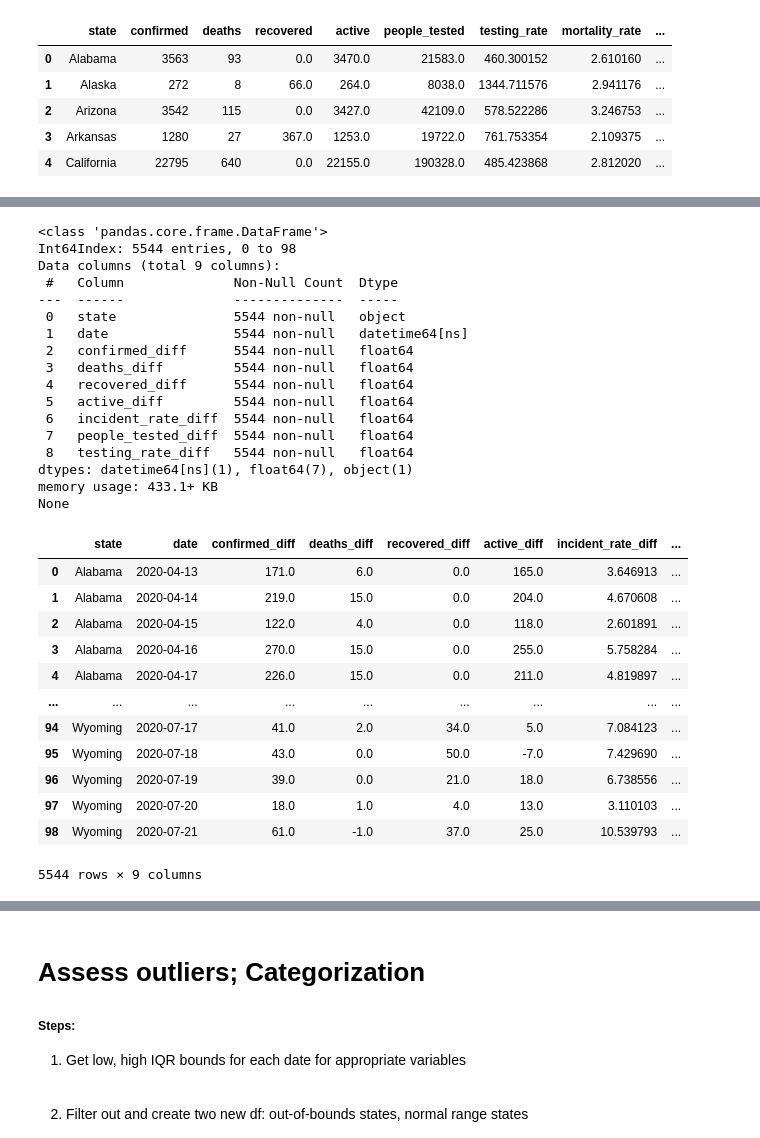
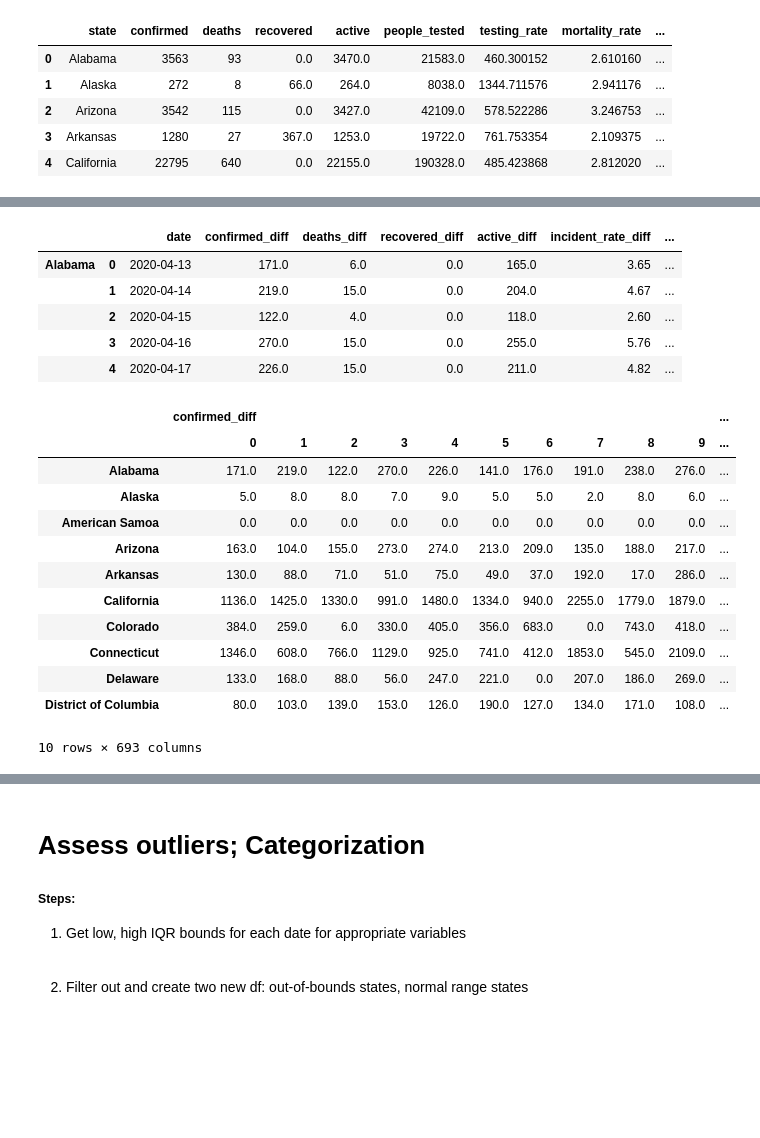
Before and after one commit to jungsNN/covid19-forecast, a Jupyter notebook: rough_draft3.ipynb, the cells around one changed output, grey strips where cells are left out. Cells and saved outputs as stored; diff of their text form; code cells hidden in the pictures; blank space fills up the shorter version.

Commit message:
state by state filtering process based on daily distribution

```diff
--- a/rough_draft3.ipynb
+++ b/rough_draft3.ipynb
@@ -431,9 +431,9 @@ for state, dfs in clean_df.groupby('state'):
                       'people_tested','testing_rate']].set_index('date')
     for cols in dfs_.columns:
         #col_name = str(cols)
-        dfs_[str(cols)+"_diff"] = dfs_[cols].diff()
+        dfs_[str(cols)+"_diff"] = round(dfs_[cols].diff(), 2)
 
     if state not in dailydff.keys():
         dailydff[state] = dfs_[[col for col in dfs_ if "_diff" in str(col)]].dropna(how='all',
                                                                                     axis=0).reset_index()
-dailydff
+#dailydff
@@ -458,38 +440,30 @@ dailydff
 # %%
 # concatenate dictionary dfs and prep to aggregate
 bystate_daily = pd.concat(dailydff, axis=0)
-bystate_daily.reset_index(level=0, inplace=True)
-bystate_daily.rename(columns={'level_0':'state'}, inplace=True)
-print(bystate_daily.info())
-bystate_daily
+bystate_daily.head()
 # %% [output]
-<class 'pandas.core.frame.DataFrame'>
-Int64Index: 5544 entries, 0 to 98
-Data columns (total 9 columns):
- #   Column              Non-Null Count  Dtype
----  ------              --------------  -----
- 0   state               5544 non-null   object
- 1   date                5544 non-null   datetime64[ns]
- 2   confirmed_diff      5544 non-null   float64
- 3   deaths_diff         5544 non-null   float64
- 4   recovered_diff      5544 non-null   float64
- 5   active_diff         5544 non-null   float64
- 6   incident_rate_diff  5544 non-null   float64
- 7   people_tested_diff  5544 non-null   float64
- 8   testing_rate_diff   5544 non-null   float64
-dtypes: datetime64[ns](1), float64(7), object(1)
-memory usage: 433.1+ KB
-None
-|  | state | date | confirmed_diff | deaths_diff | recovered_diff | active_diff | incident_rate_diff | ... |
-| 0 | Alabama | 2020-04-13 | 171.0 | 6.0 | 0.0 | 165.0 | 3.646913 | ... |
-| 1 | Alabama | 2020-04-14 | 219.0 | 15.0 | 0.0 | 204.0 | 4.670608 | ... |
-| 2 | Alabama | 2020-04-15 | 122.0 | 4.0 | 0.0 | 118.0 | 2.601891 | ... |
-| 3 | Alabama | 2020-04-16 | 270.0 | 15.0 | 0.0 | 255.0 | 5.758284 | ... |
-| 4 | Alabama | 2020-04-17 | 226.0 | 15.0 | 0.0 | 211.0 | 4.819897 | ... |
-| ... | ... | ... | ... | ... | ... | ... | ... | ... |
-| 94 | Wyoming | 2020-07-17 | 41.0 | 2.0 | 34.0 | 5.0 | 7.084123 | ... |
-| 95 | Wyoming | 2020-07-18 | 43.0 | 0.0 | 50.0 | -7.0 | 7.429690 | ... |
-| 96 | Wyoming | 2020-07-19 | 39.0 | 0.0 | 21.0 | 18.0 | 6.738556 | ... |
-| 97 | Wyoming | 2020-07-20 | 18.0 | 1.0 | 4.0 | 13.0 | 3.110103 | ... |
-| 98 | Wyoming | 2020-07-21 | 61.0 | -1.0 | 37.0 | 25.0 | 10.539793 | ... |
+|  |  | date | confirmed_diff | deaths_diff | recovered_diff | active_diff | incident_rate_diff | ... |
+| Alabama | 0 | 2020-04-13 | 171.0 | 6.0 | 0.0 | 165.0 | 3.65 | ... |
+|  | 1 | 2020-04-14 | 219.0 | 15.0 | 0.0 | 204.0 | 4.67 | ... |
+|  | 2 | 2020-04-15 | 122.0 | 4.0 | 0.0 | 118.0 | 2.60 | ... |
+|  | 3 | 2020-04-16 | 270.0 | 15.0 | 0.0 | 255.0 | 5.76 | ... |
+|  | 4 | 2020-04-17 | 226.0 | 15.0 | 0.0 | 211.0 | 4.82 | ... |
-5544 rows × 9 columns
+# %%
+# separate date column and unstack the states to organize as proper timeseries display
+date_cols = bystate_daily['date']
+states_unstack = bystate_daily.drop('date',axis=1).unstack()
+states_unstack.head(10)
+# %% [output]
+|  | confirmed_diff |  |  |  |  |  |  |  |  |  | ... |
+|  | 0 | 1 | 2 | 3 | 4 | 5 | 6 | 7 | 8 | 9 | ... |
+| Alabama | 171.0 | 219.0 | 122.0 | 270.0 | 226.0 | 141.0 | 176.0 | 191.0 | 238.0 | 276.0 | ... |
+| Alaska | 5.0 | 8.0 | 8.0 | 7.0 | 9.0 | 5.0 | 5.0 | 2.0 | 8.0 | 6.0 | ... |
+| American Samoa | 0.0 | 0.0 | 0.0 | 0.0 | 0.0 | 0.0 | 0.0 | 0.0 | 0.0 | 0.0 | ... |
+| Arizona | 163.0 | 104.0 | 155.0 | 273.0 | 274.0 | 213.0 | 209.0 | 135.0 | 188.0 | 217.0 | ... |
+| Arkansas | 130.0 | 88.0 | 71.0 | 51.0 | 75.0 | 49.0 | 37.0 | 192.0 | 17.0 | 286.0 | ... |
+| California | 1136.0 | 1425.0 | 1330.0 | 991.0 | 1480.0 | 1334.0 | 940.0 | 2255.0 | 1779.0 | 1879.0 | ... |
+| Colorado | 384.0 | 259.0 | 6.0 | 330.0 | 405.0 | 356.0 | 683.0 | 0.0 | 743.0 | 418.0 | ... |
+| Connecticut | 1346.0 | 608.0 | 766.0 | 1129.0 | 925.0 | 741.0 | 412.0 | 1853.0 | 545.0 | 2109.0 | ... |
+| Delaware | 133.0 | 168.0 | 88.0 | 56.0 | 247.0 | 221.0 | 0.0 | 207.0 | 186.0 | 269.0 | ... |
+| District of Columbia | 80.0 | 103.0 | 139.0 | 153.0 | 126.0 | 190.0 | 127.0 | 134.0 | 171.0 | 108.0 | ... |
+10 rows × 693 columns
```
Also changed, not shown: parts of 12 cells of this notebook.
